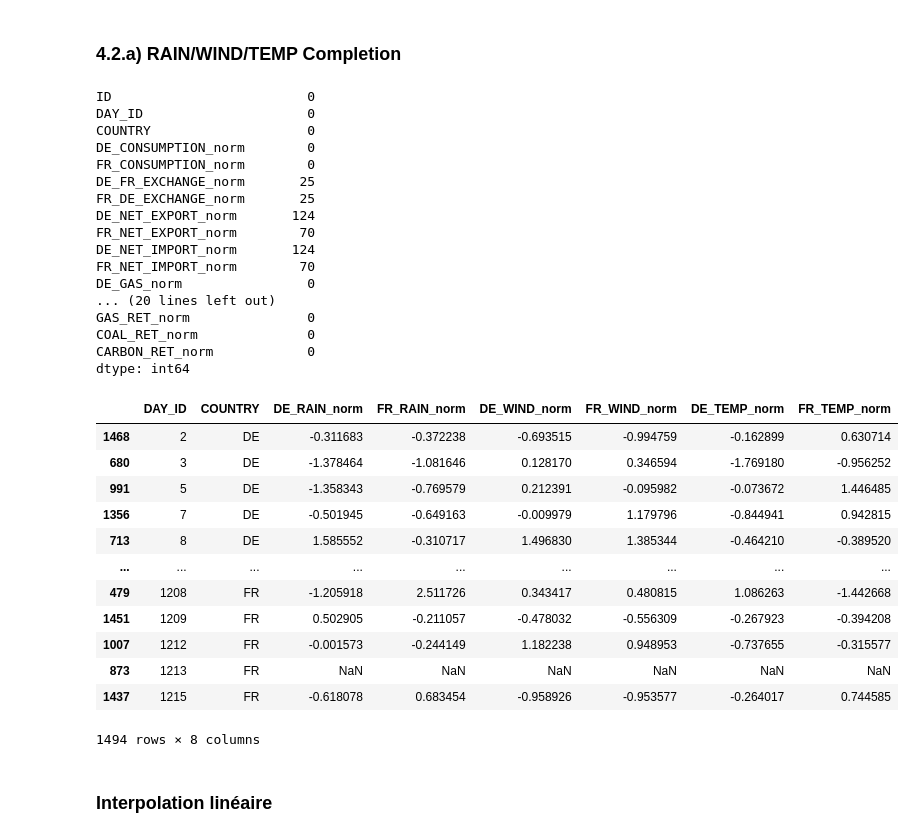
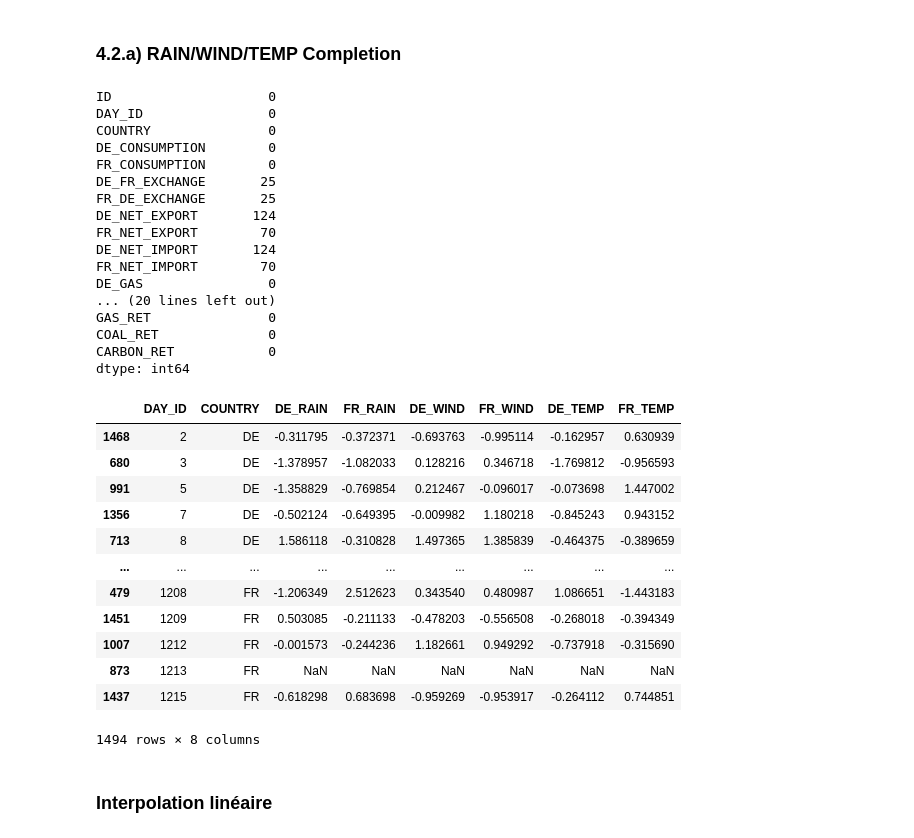
Before and after one commit to yvesmarix/PROJET-QRT-ELEC, a Jupyter notebook: main_bis.ipynb, the cells around one changed output. Saved outputs shown, nothing was run; the diff lists cells and outputs as text; code cells hidden in the pictures.

```diff
--- a/main_bis.ipynb
+++ b/main_bis.ipynb
@@ -170,3 +138,15 @@ x_train_norm, x_test_norm = normalize_df(x_train), normalize_df(x_test)
+# %%
+from sklearn.preprocessing import StandardScaler
+
+index_cols = ["ID", "DAY_ID", "COUNTRY"]
+feature_cols = [c for c in x_train.columns if c not in index_cols]
+
+scaler = StandardScaler()
+x_train_norm = x_train.copy()
+x_test_norm = x_test.copy()
+
+x_train_norm[feature_cols] = scaler.fit_transform(x_train[feature_cols])
+x_test_norm[feature_cols]  = scaler.transform(x_test[feature_cols])
 # %% [markdown]
 ### 4.2) Traitement des valeurs manquantes (Imputation)
 # %% [markdown]
@@ -174,42 +154,41 @@ x_train_norm, x_test_norm = normalize_df(x_train), normalize_df(x_test)
 # %%
 x_train_norm.isna().sum()
 # %% [output]
-ID                         0
-DAY_ID                     0
-COUNTRY                    0
-DE_CONSUMPTION_norm        0
-FR_CONSUMPTION_norm        0
-DE_FR_EXCHANGE_norm       25
-FR_DE_EXCHANGE_norm       25
-DE_NET_EXPORT_norm       124
-FR_NET_EXPORT_norm        70
-DE_NET_IMPORT_norm       124
-FR_NET_IMPORT_norm        70
-DE_GAS_norm                0
+ID                    0
+DAY_ID                0
+COUNTRY               0
+DE_CONSUMPTION        0
+FR_CONSUMPTION        0
+DE_FR_EXCHANGE       25
+FR_DE_EXCHANGE       25
+DE_NET_EXPORT       124
+FR_NET_EXPORT        70
+DE_NET_IMPORT       124
+FR_NET_IMPORT        70
+DE_GAS                0
 ... (20 lines left out)
-GAS_RET_norm               0
-COAL_RET_norm              0
-CARBON_RET_norm            0
+GAS_RET               0
+COAL_RET              0
+CARBON_RET            0
 dtype: int64
 # %%
 columns_to_fill = ["DE_RAIN", "FR_RAIN", "DE_WIND", "FR_WIND", "DE_TEMP", "FR_TEMP"]
 
 # normalisé
-columns_to_fill = [x + "_norm" for x in columns_to_fill]
 x_train_norm[["DAY_ID", "COUNTRY"] + columns_to_fill]
 # %% [output]
-|  | DAY_ID | COUNTRY | DE_RAIN_norm | FR_RAIN_norm | DE_WIND_norm | FR_WIND_norm | DE_TEMP_norm | FR_TEMP_norm |
-| 1468 | 2 | DE | -0.311683 | -0.372238 | -0.693515 | -0.994759 | -0.162899 | 0.630714 |
-| 680 | 3 | DE | -1.378464 | -1.081646 | 0.128170 | 0.346594 | -1.769180 | -0.956252 |
-| 991 | 5 | DE | -1.358343 | -0.769579 | 0.212391 | -0.095982 | -0.073672 | 1.446485 |
-| 1356 | 7 | DE | -0.501945 | -0.649163 | -0.009979 | 1.179796 | -0.844941 | 0.942815 |
-| 713 | 8 | DE | 1.585552 | -0.310717 | 1.496830 | 1.385344 | -0.464210 | -0.389520 |
+|  | DAY_ID | COUNTRY | DE_RAIN | FR_RAIN | DE_WIND | FR_WIND | DE_TEMP | FR_TEMP |
+| 1468 | 2 | DE | -0.311795 | -0.372371 | -0.693763 | -0.995114 | -0.162957 | 0.630939 |
+| 680 | 3 | DE | -1.378957 | -1.082033 | 0.128216 | 0.346718 | -1.769812 | -0.956593 |
+| 991 | 5 | DE | -1.358829 | -0.769854 | 0.212467 | -0.096017 | -0.073698 | 1.447002 |
+| 1356 | 7 | DE | -0.502124 | -0.649395 | -0.009982 | 1.180218 | -0.845243 | 0.943152 |
+| 713 | 8 | DE | 1.586118 | -0.310828 | 1.497365 | 1.385839 | -0.464375 | -0.389659 |
 | ... | ... | ... | ... | ... | ... | ... | ... | ... |
-| 479 | 1208 | FR | -1.205918 | 2.511726 | 0.343417 | 0.480815 | 1.086263 | -1.442668 |
-| 1451 | 1209 | FR | 0.502905 | -0.211057 | -0.478032 | -0.556309 | -0.267923 | -0.394208 |
-| 1007 | 1212 | FR | -0.001573 | -0.244149 | 1.182238 | 0.948953 | -0.737655 | -0.315577 |
+| 479 | 1208 | FR | -1.206349 | 2.512623 | 0.343540 | 0.480987 | 1.086651 | -1.443183 |
+| 1451 | 1209 | FR | 0.503085 | -0.211133 | -0.478203 | -0.556508 | -0.268018 | -0.394349 |
+| 1007 | 1212 | FR | -0.001573 | -0.244236 | 1.182661 | 0.949292 | -0.737918 | -0.315690 |
 | 873 | 1213 | FR | NaN | NaN | NaN | NaN | NaN | NaN |
-| 1437 | 1215 | FR | -0.618078 | 0.683454 | -0.958926 | -0.953577 | -0.264017 | 0.744585 |
+| 1437 | 1215 | FR | -0.618298 | 0.683698 | -0.959269 | -0.953917 | -0.264112 | 0.744851 |
 1494 rows × 8 columns
 # %% [markdown]
 ### Interpolation linéaire
```
Also changed, not shown: parts of 8 cells of this notebook.
